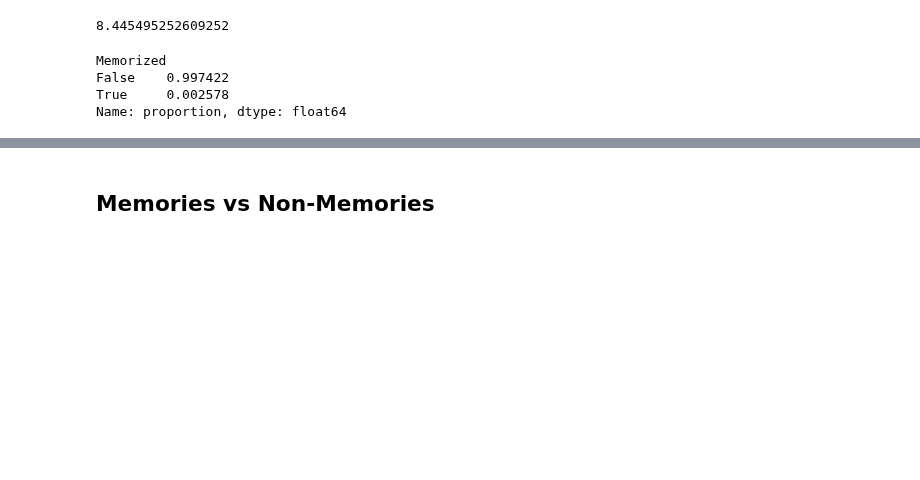
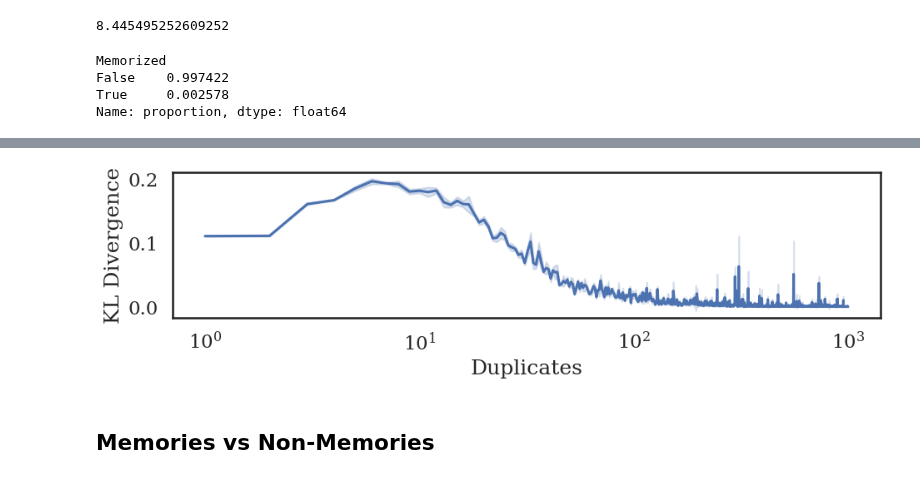
Before and after one commit to EleutherAI/semantic-memorization, a Jupyter notebook: working_dirs/kyle/results_analysis/ppl_dup_figure.ipynb, the cells around one changed output, grey strips where cells are left out. Saved outputs shown, nothing was run; the diff lists cells and outputs as text; code cells hidden in the pictures; blank space fills up the shorter version.

```diff
--- a/working_dirs/kyle/results_analysis/ppl_dup_figure.ipynb
+++ b/working_dirs/kyle/results_analysis/ppl_dup_figure.ipynb
@@ -99,0 +103,4 @@ Name: proportion, dtype: float64
+# %%
+memories_dataset = load_dataset(memories_path, split="memories_deduped_12b").to_pandas()
+memories_dataset["Memorized"] = True
+memories_dataset.head()
@@ -99,0 +115,11 @@ Name: proportion, dtype: float64
+# %%
+all_memories_and_sample = pd.concat([
+    pile_frame[pile_frame["Memorized"] == False],
+    memories_dataset]
+    ).drop_duplicates(subset=["sequence_id"])
+# %%
+# bucket sequence duplicates in buckets of 5 by rounding down
+pile_frame_rounded = pile_frame.copy()
+bin_size = 1
+pile_frame_rounded["sequence_duplicates"] = pile_frame_rounded["sequence_duplicates"].apply(lambda x: x - (x % bin_size))
+pile_frame_rounded["sequence_duplicates"].value_counts().sort_index()
@@ -99,0 +177,7 @@ Name: proportion, dtype: float64
+# %%
+bootstrapped_memory_divergences_frame = pd.DataFrame(bootstrapped_memory_divergences) if not os.path.exists(local_frame_path) else pd.read_csv(local_frame_path)
+
+# sort by duplicates
+bootstrapped_memory_divergences_frame = bootstrapped_memory_divergences_frame.sort_values(by="Duplicates")
+bootstrapped_memory_divergences_frame.to_csv(f"{figures_path}/bootstrapped_memory_divergences_frame.csv", index=False)
+bootstrapped_memory_divergences_frame
@@ -100,3 +198,21 @@ Name: proportion, dtype: float64
+# %%
+fig, ax = plt.subplots(1, 1, figsize=(10, 3))
+
+sns.lineplot(data=bootstrapped_memory_divergences_frame, x="Duplicates", y="KL Divergence", ax=ax, errorbar="sd")
+# ax.set_title("True Distribution = Memories")
+
+# add padding
+plt.tight_layout()
+
+# log x axis
+ax.set_xscale("log")
+
+# remove extra padding
+plt.subplots_adjust(top=0.9)
+
+fig.savefig(f"{figures_path}/kl_divergence_symetric_generation_ppl_bootstrapped.pdf", bbox_inches="tight")
+# %% [output]
+[figure, added]
 # %% [markdown]
 ## Memories vs Non-Memories
 # %%
```
Also changed, not shown: parts of 19 cells of this notebook, 13 other files.
